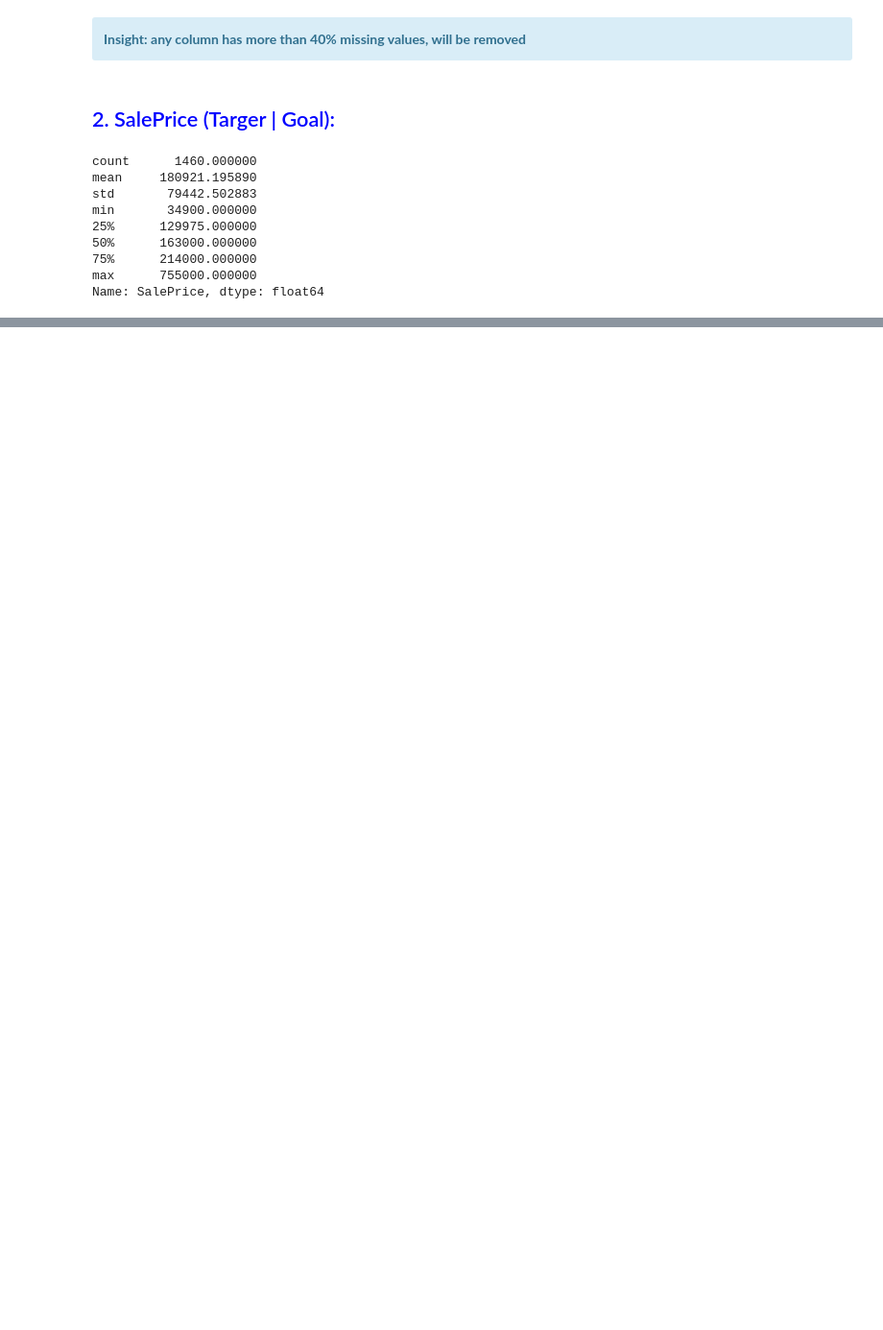
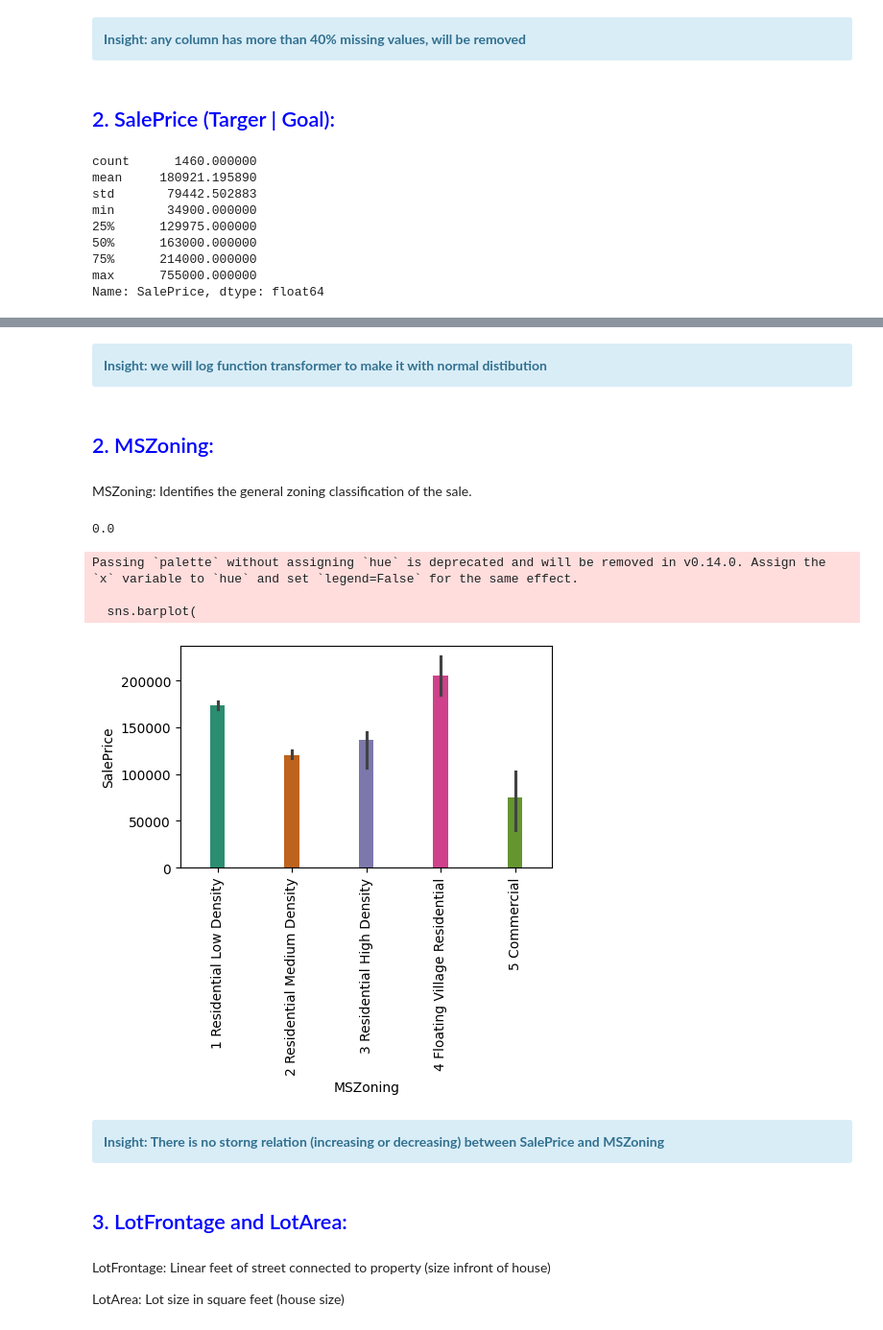
Before and after one commit to ahmedhany14/House-Prices-Prediction, a Jupyter notebook: Analysis part/main_file.ipynb, the cells around one changed output, grey strips where cells are left out. Shown at 96% size. Drawn from its saved outputs; the diff is of its cells as text; code cells hidden in the pictures; blank space fills up the shorter version.

```diff
--- a/Analysis part/main_file.ipynb
+++ b/Analysis part/main_file.ipynb
@@ -125,0 +142,49 @@ NameError: name 'price_sales' is not defined
+# %% [markdown]
+<div class="alert alert-block alert-info">
+    <span style='font-family:Georgia'>
+        <b>Insight: we will log function transformer to make it with normal distibution </b><br>
+    </span>
+</div>
+# %% [markdown]
+<a id="intro"></a>
+
+<h2>
+      <font color = blue >
+            <span style='font-family:Georgia'>
+            2. MSZoning:
+            </span>
+        </font>
+</h2>
+# %% [markdown]
+MSZoning: Identifies the general zoning classification of the sale.
+# %%
+data_set["MSZoning"].isnull().sum() / len(data_set) * 100
+# %% [output]
+0.0
+# %%
+visual.MSZoning_bar_find_mean_Sales()
+# %% [output]
+Passing `palette` without assigning `hue` is deprecated and will be removed in v0.14.0. Assign the `x` variable to `hue` and set `legend=False` for the same effect.
+
+  sns.barplot(
+[figure, added]
+# %% [markdown]
+<div class="alert alert-block alert-info">
+    <span style='font-family:Georgia'>
+        <b>Insight: There is no storng relation (increasing or decreasing) between SalePrice and MSZoning</b><br>
+    </span>
+</div>
+# %% [markdown]
+<a id="intro"></a>
+
+<h2>
+      <font color = blue >
+            <span style='font-family:Georgia'>
+            3. LotFrontage and LotArea:
+            </span>
+        </font>
+</h2>
+# %% [markdown]
+LotFrontage: Linear feet of street connected to property (size infront of house)
+
+LotArea: Lot size in square feet (house size)
```
Also changed, not shown: parts of 31 cells of this notebook, 1 other file.
